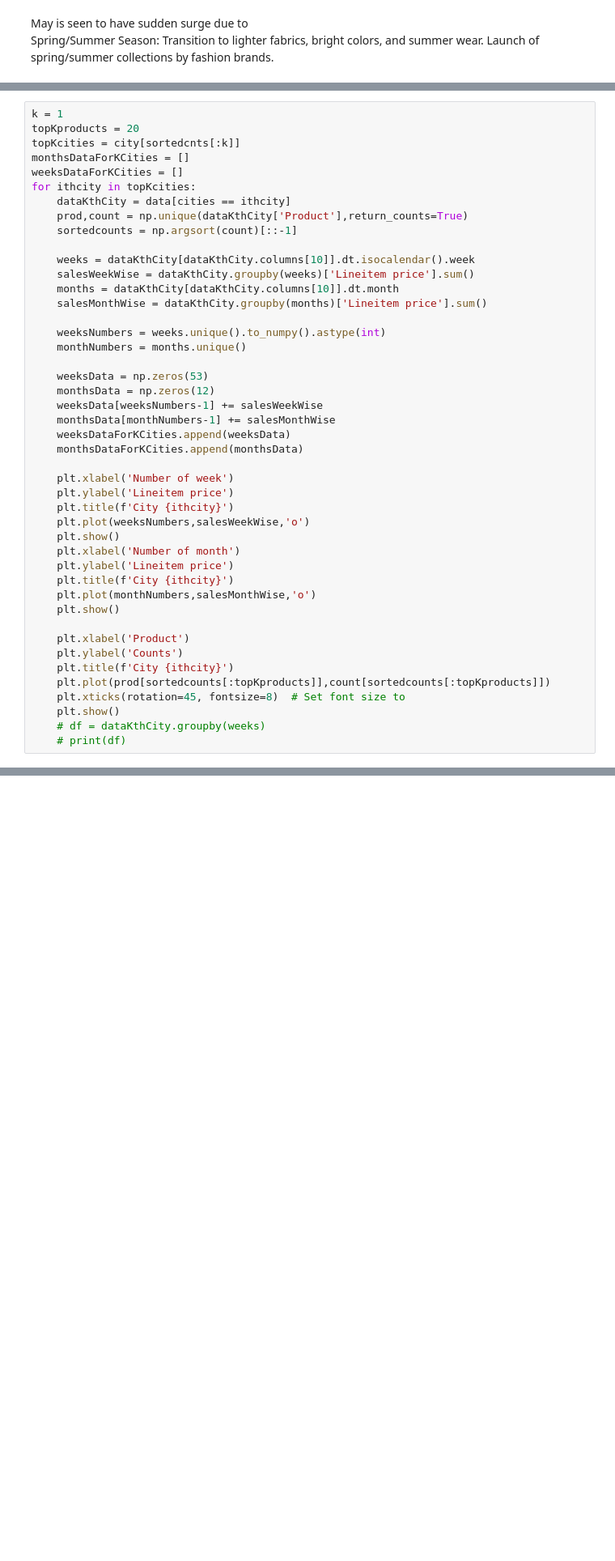
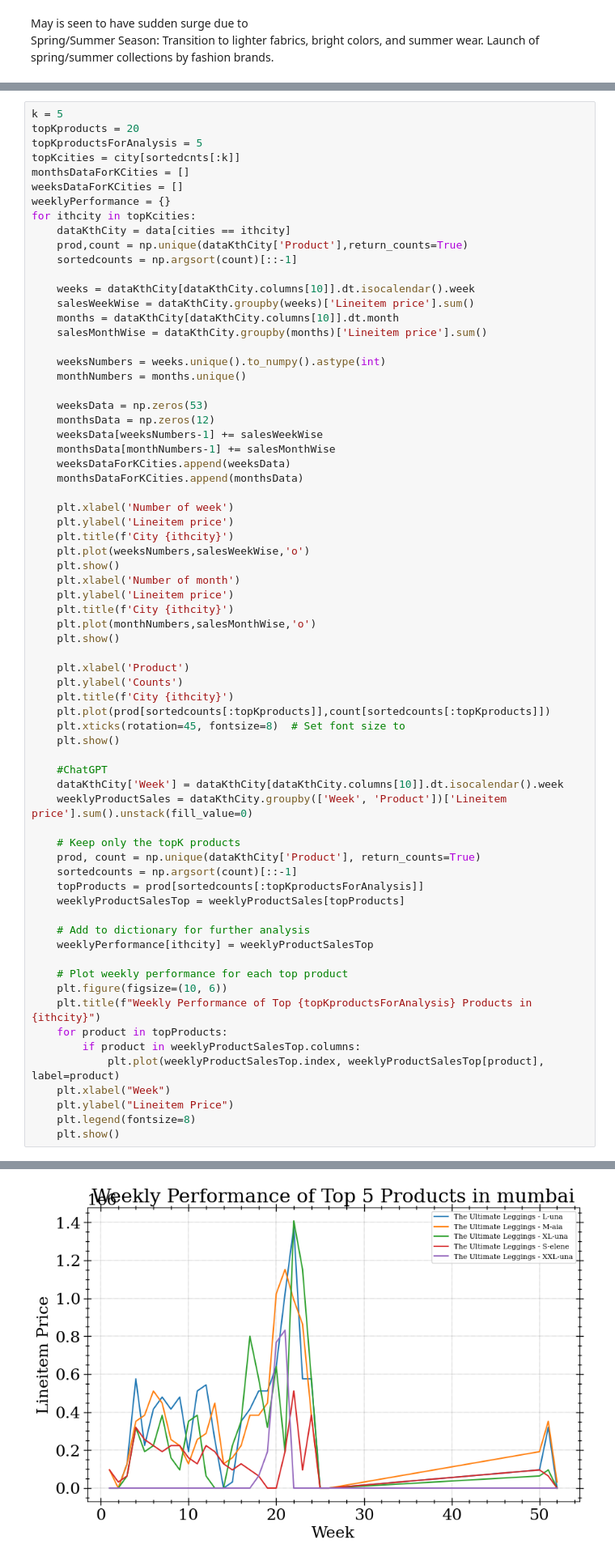
Before and after one commit to Heisenberg-2207/DA5401, a Jupyter notebook: Saas challenege/eda.ipynb, the cells around one changed output, grey strips where cells are left out. Shown at 81% size. Drawn from its saved outputs; the diff is of its cells as text; blank space fills up the shorter version.

Commit message:
Added updated plot for sells uinsg gpt

```diff
--- a/Saas challenege/eda.ipynb
+++ b/Saas challenege/eda.ipynb
@@ -101,11 +101,13 @@ cities = cities.replace('bengaluru','bangalore')
 city,cnts= np.unique(cities,return_counts=True)
 sortedcnts = np.argsort(cnts)[::-1]
 # %%
-k = 1
+k = 5
 topKproducts = 20
+topKproductsForAnalysis = 5
 topKcities = city[sortedcnts[:k]]
 monthsDataForKCities = []
 weeksDataForKCities = []
+weeklyPerformance = {}
 for ithcity in topKcities:
     dataKthCity = data[cities == ithcity]
     prod,count = np.unique(dataKthCity['Product'],return_counts=True)
@@ -143,8 +145,30 @@ for ithcity in topKcities:
     plt.plot(prod[sortedcounts[:topKproducts]],count[sortedcounts[:topKproducts]])
     plt.xticks(rotation=45, fontsize=8)  # Set font size to
     plt.show()
-    # df = dataKthCity.groupby(weeks)
-    # print(df)
+
+    #ChatGPT
+    dataKthCity['Week'] = dataKthCity[dataKthCity.columns[10]].dt.isocalendar().week
+    weeklyProductSales = dataKthCity.groupby(['Week', 'Product'])['Lineitem price'].sum().unstack(fill_value=0)
+
+    # Keep only the topK products
+    prod, count = np.unique(dataKthCity['Product'], return_counts=True)
+    sortedcounts = np.argsort(count)[::-1]
+    topProducts = prod[sortedcounts[:topKproductsForAnalysis]]
+    weeklyProductSalesTop = weeklyProductSales[topProducts]
+
+    # Add to dictionary for further analysis
+    weeklyPerformance[ithcity] = weeklyProductSalesTop
+
+    # Plot weekly performance for each top product
+    plt.figure(figsize=(10, 6))
+    plt.title(f"Weekly Performance of Top {topKproductsForAnalysis} Products in {ithcity}")
+    for product in topProducts:
+        if product in weeklyProductSalesTop.columns:
+            plt.plot(weeklyProductSalesTop.index, weeklyProductSalesTop[product], label=product)
+    plt.xlabel("Week")
+    plt.ylabel("Lineitem Price")
+    plt.legend(fontsize=8)
+    plt.show()
 # %% [output]
 [figure]
 [figure]
@@ -152,0 +181 @@ for ithcity in topKcities:
+[figure, added]
```
Also changed, not shown: parts of 2 cells of this notebook.
